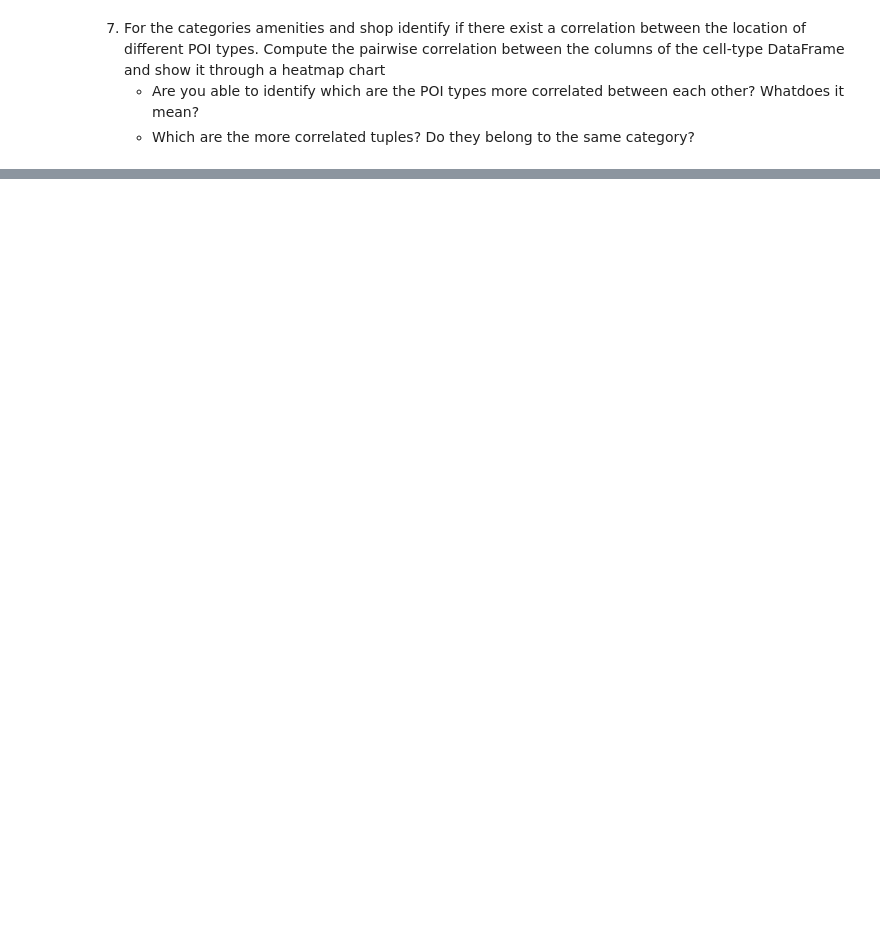
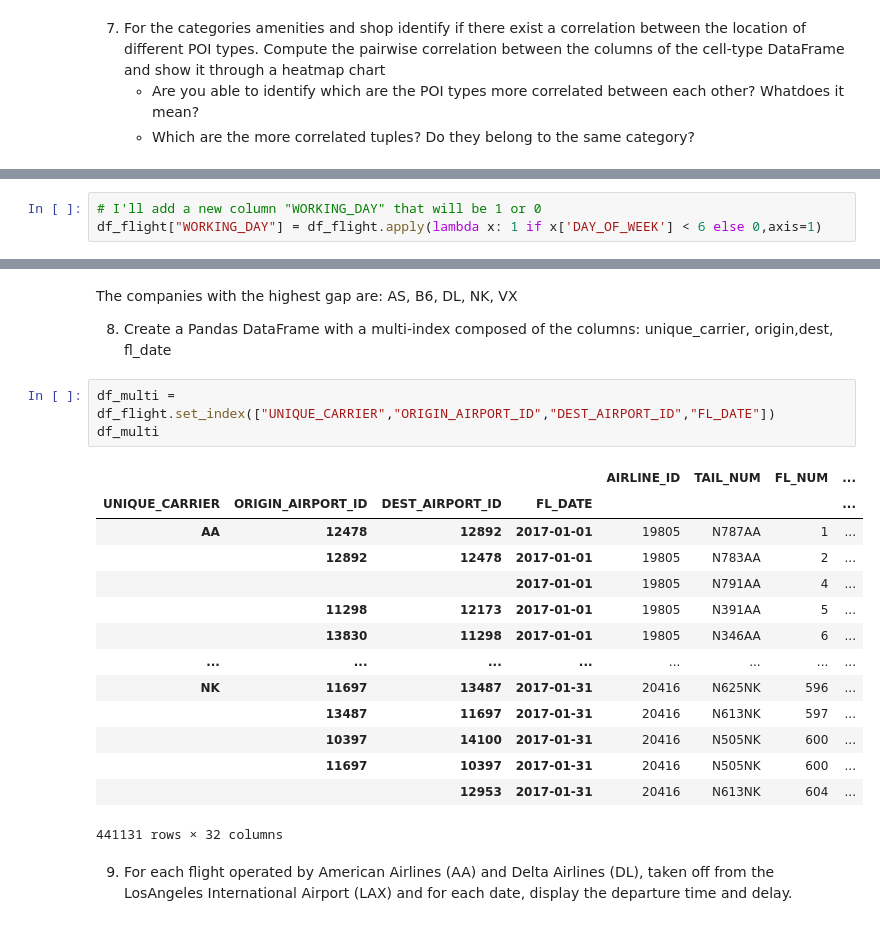
Before and after one commit to francescodisalvo05/Data-Science-Lab-Exercises, a Jupyter notebook: Notebooks/5-Laboratory-04-11-2020.ipynb, the cells around one changed output, grey strips where cells are left out. Saved outputs shown, nothing was run; the diff lists cells and outputs as text; blank space fills up the shorter version.

```diff
--- a/Notebooks/5-Laboratory-04-11-2020.ipynb
+++ b/Notebooks/5-Laboratory-04-11-2020.ipynb
@@ -266,0 +441,3 @@ This dataset is made available by the Bureau of Transportation Statistics of the
+# %%
+# I'll add a new column "WORKING_DAY" that will be 1 or 0
+df_flight["WORKING_DAY"] = df_flight.apply(lambda x: 1 if x['DAY_OF_WEEK'] < 6 else 0,axis=1)
@@ -266,0 +473,24 @@ This dataset is made available by the Bureau of Transportation Statistics of the
+# %% [markdown]
+The companies with the highest gap are: AS, B6, DL, NK, VX
+
+8. Create a Pandas DataFrame with a multi-index composed of the columns: unique_carrier, origin,dest, fl_date
+# %%
+df_multi = df_flight.set_index(["UNIQUE_CARRIER","ORIGIN_AIRPORT_ID","DEST_AIRPORT_ID","FL_DATE"])
+df_multi
+# %% [output]
+|  |  |  |  | AIRLINE_ID | TAIL_NUM | FL_NUM | ... |
+| UNIQUE_CARRIER | ORIGIN_AIRPORT_ID | DEST_AIRPORT_ID | FL_DATE |  |  |  | ... |
+| AA | 12478 | 12892 | 2017-01-01 | 19805 | N787AA | 1 | ... |
+|  | 12892 | 12478 | 2017-01-01 | 19805 | N783AA | 2 | ... |
+|  |  |  | 2017-01-01 | 19805 | N791AA | 4 | ... |
+|  | 11298 | 12173 | 2017-01-01 | 19805 | N391AA | 5 | ... |
+|  | 13830 | 11298 | 2017-01-01 | 19805 | N346AA | 6 | ... |
+| ... | ... | ... | ... | ... | ... | ... | ... |
+| NK | 11697 | 13487 | 2017-01-31 | 20416 | N625NK | 596 | ... |
+|  | 13487 | 11697 | 2017-01-31 | 20416 | N613NK | 597 | ... |
+|  | 10397 | 14100 | 2017-01-31 | 20416 | N505NK | 600 | ... |
+|  | 11697 | 10397 | 2017-01-31 | 20416 | N505NK | 600 | ... |
+|  |  | 12953 | 2017-01-31 | 20416 | N613NK | 604 | ... |
+441131 rows × 32 columns
+# %% [markdown]
+9. For each flight operated by American Airlines (AA) and Delta Airlines (DL), taken off from the LosAngeles International Airport (LAX) and for each date, display the departure time and delay.
```
Also changed, not shown: parts of 29 cells of this notebook, 1 other file.
